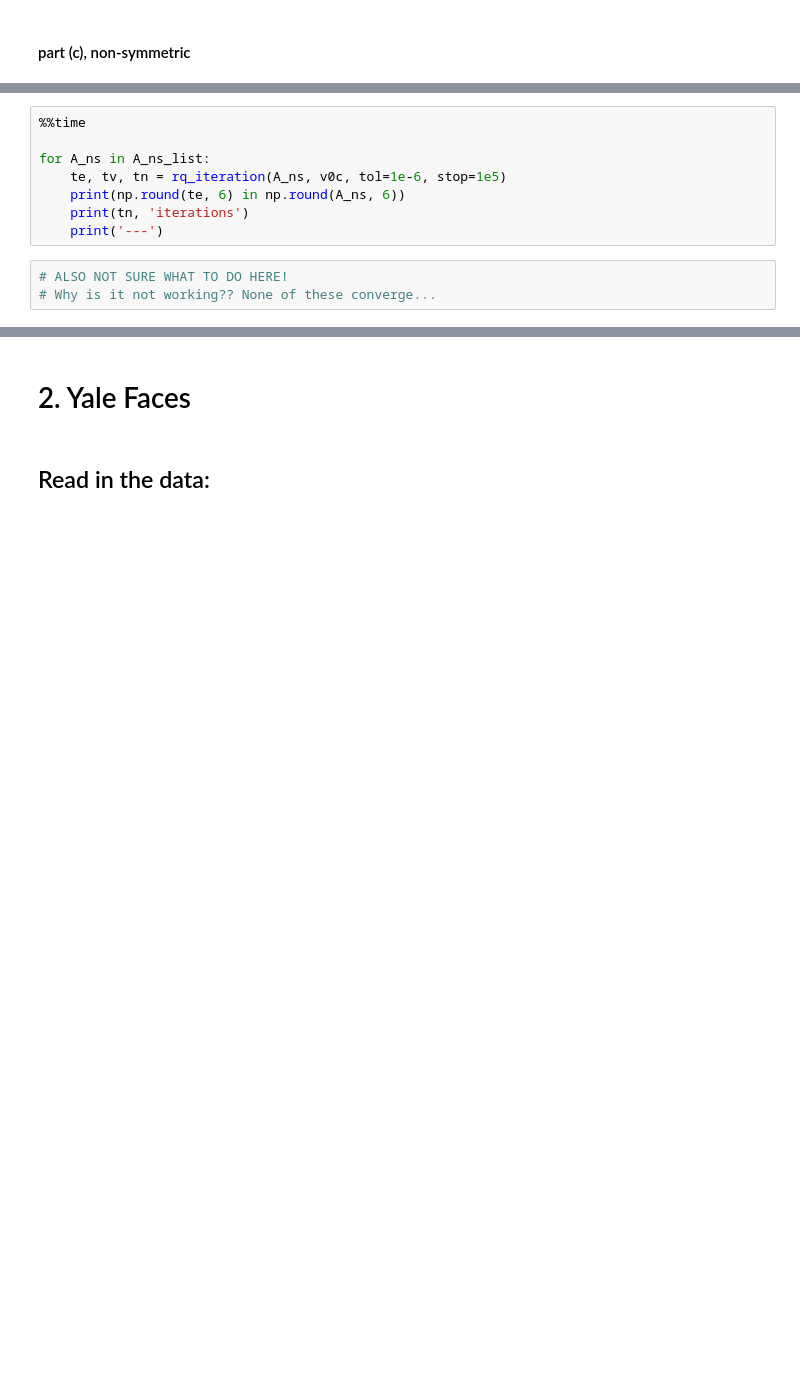
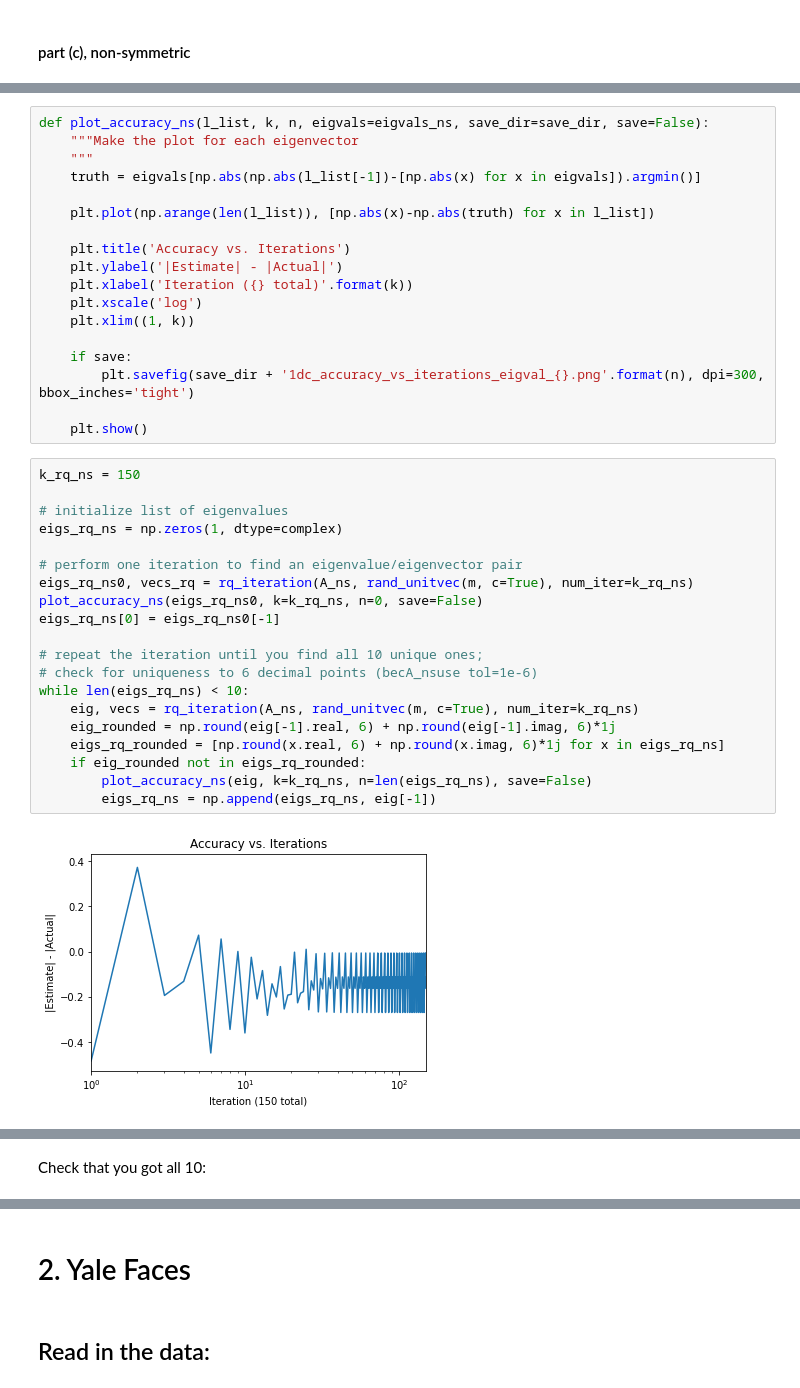
Before and after one commit to jacnugent/amath584, a Jupyter notebook: hw5_iterative_methods/hw5_draft.ipynb, the cells around one changed output, grey strips where cells are left out. Drawn from its saved outputs; the diff is of its cells as text; blank space fills up the shorter version.

```diff
--- a/hw5_iterative_methods/hw5_draft.ipynb
+++ b/hw5_iterative_methods/hw5_draft.ipynb
@@ -349,11 +444,40 @@ v0c = v0c / np.linalg.norm(v0c)
-# %%
-%%time
-
-for A_ns in A_ns_list:
-    te, tv, tn = rq_iteration(A_ns, v0c, tol=1e-6, stop=1e5)
-    print(np.round(te, 6) in np.round(A_ns, 6))
-    print(tn, 'iterations')
-    print('---')
-# %%
-# ALSO NOT SURE WHAT TO DO HERE!
-# Why is it not working?? None of these converge...
+# %%
+def plot_accuracy_ns(l_list, k, n, eigvals=eigvals_ns, save_dir=save_dir, save=False):
+    """Make the plot for each eigenvector
+    """
+    truth = eigvals[np.abs(np.abs(l_list[-1])-[np.abs(x) for x in eigvals]).argmin()]
+
+    plt.plot(np.arange(len(l_list)), [np.abs(x)-np.abs(truth) for x in l_list])
+
+    plt.title('Accuracy vs. Iterations')
+    plt.ylabel('|Estimate| - |Actual|')
+    plt.xlabel('Iteration ({} total)'.format(k))
+    plt.xscale('log')
+    plt.xlim((1, k))
+
+    if save:
+        plt.savefig(save_dir + '1dc_accuracy_vs_iterations_eigval_{}.png'.format(n), dpi=300, bbox_inches='tight')
+
+    plt.show()
+# %%
+k_rq_ns = 150
+
+# initialize list of eigenvalues
+eigs_rq_ns = np.zeros(1, dtype=complex)
+
+# perform one iteration to find an eigenvalue/eigenvector pair
+eigs_rq_ns0, vecs_rq = rq_iteration(A_ns, rand_unitvec(m, c=True), num_iter=k_rq_ns)
+plot_accuracy_ns(eigs_rq_ns0, k=k_rq_ns, n=0, save=False)
+eigs_rq_ns[0] = eigs_rq_ns0[-1]
+
+# repeat the iteration until you find all 10 unique ones;
+# check for uniqueness to 6 decimal points (becA_nsuse tol=1e-6)
+while len(eigs_rq_ns) < 10:
+    eig, vecs = rq_iteration(A_ns, rand_unitvec(m, c=True), num_iter=k_rq_ns)
+    eig_rounded = np.round(eig[-1].real, 6) + np.round(eig[-1].imag, 6)*1j
+    eigs_rq_rounded = [np.round(x.real, 6) + np.round(x.imag, 6)*1j for x in eigs_rq_ns]
+    if eig_rounded not in eigs_rq_rounded:
+        plot_accuracy_ns(eig, k=k_rq_ns, n=len(eigs_rq_ns), save=False)
+        eigs_rq_ns = np.append(eigs_rq_ns, eig[-1])
+# %% [output]
+[figure, added]
@@ -359,0 +493,2 @@ for A_ns in A_ns_list:
+# %% [markdown]
+Check that you got all 10:
```
Also changed, not shown: parts of 74 cells of this notebook, 2 other files.
